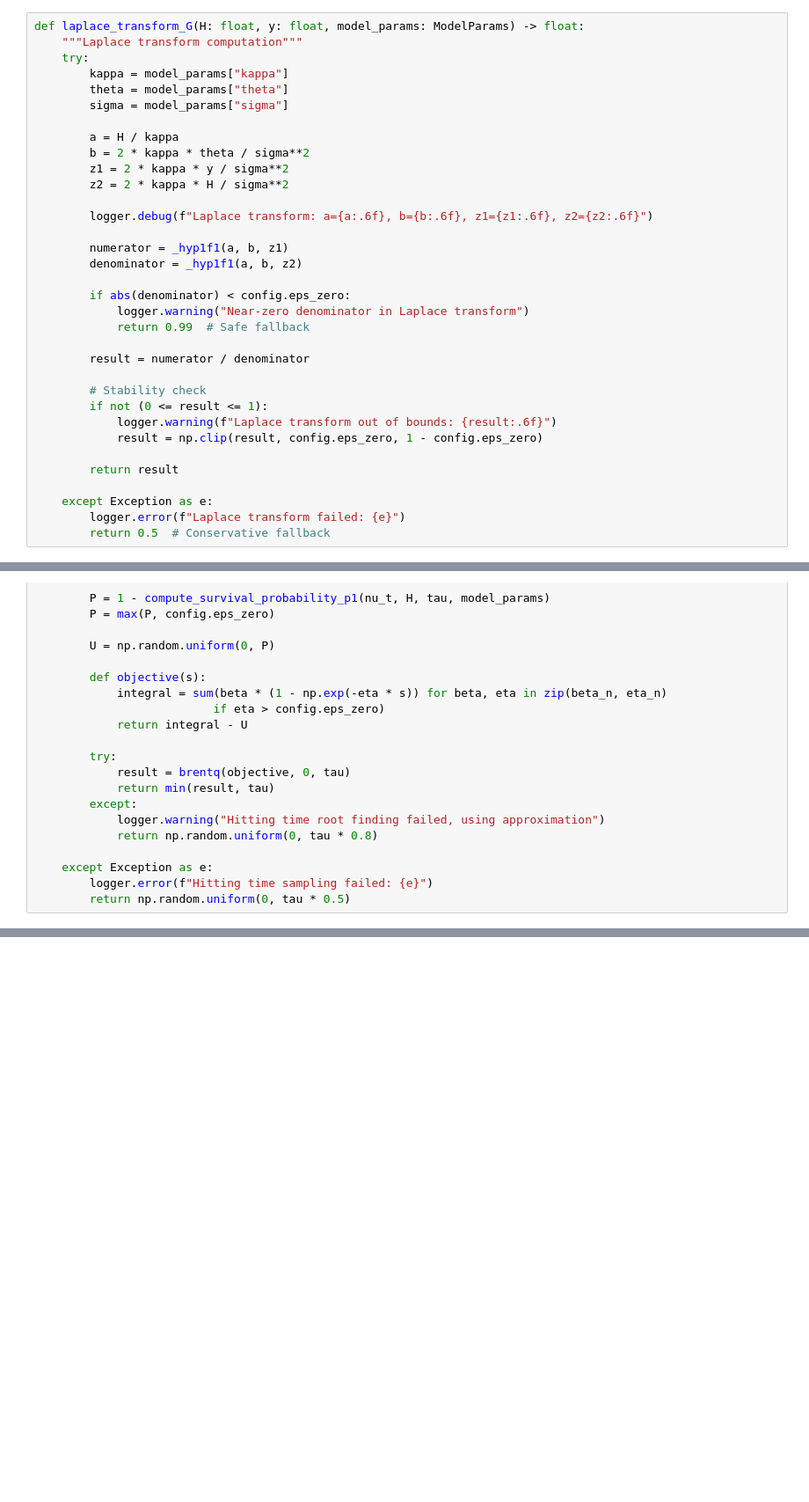
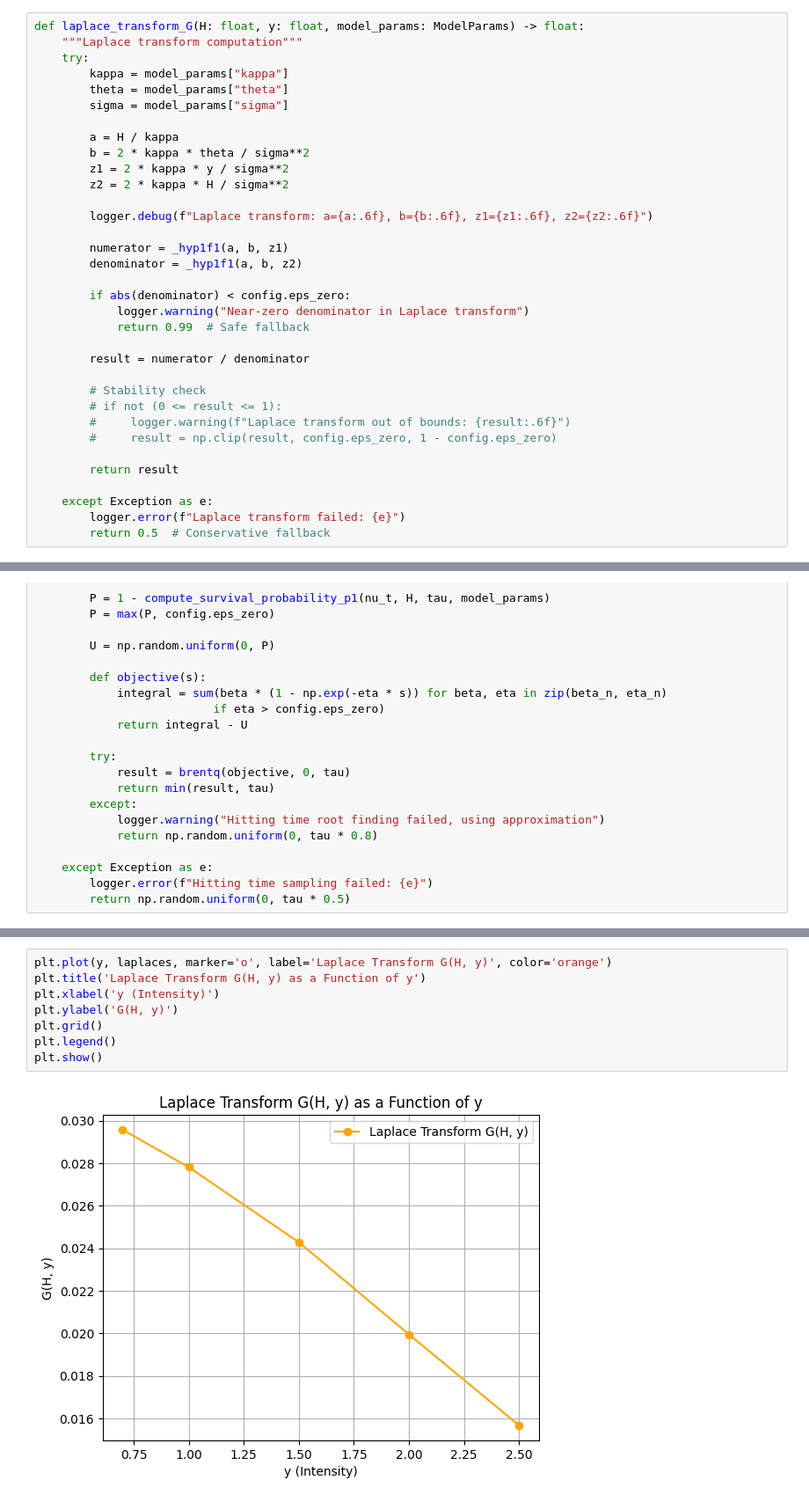
Before and after one commit to Sidh-Sharma/monte_carlo_defaults_sim, a Jupyter notebook: testing/algo3.1_topdown.ipynb, the cells around one changed output, grey strips where cells are left out. Shown at 88% size. Saved outputs shown, nothing was run; the diff lists cells and outputs as text; blank space fills up the shorter version.

```diff
--- a/testing/algo3.1_topdown.ipynb
+++ b/testing/algo3.1_topdown.ipynb
@@ -149,9 +153,9 @@ def laplace_transform_G(H: float, y: float, model_params: ModelParams) -> float:
         result = numerator / denominator
 
         # Stability check
-        if not (0 <= result <= 1):
-            logger.warning(f"Laplace transform out of bounds: {result:.6f}")
-            result = np.clip(result, config.eps_zero, 1 - config.eps_zero)
+        # if not (0 <= result <= 1):
+        #     logger.warning(f"Laplace transform out of bounds: {result:.6f}")
+        #     result = np.clip(result, config.eps_zero, 1 - config.eps_zero)
 
         return result
 
@@ -2390,0 +813,10 @@ Try another starting point or tweak arguments.
+# %%
+plt.plot(y, laplaces, marker='o', label='Laplace Transform G(H, y)', color='orange')
+plt.title('Laplace Transform G(H, y) as a Function of y')
+plt.xlabel('y (Intensity)')
+plt.ylabel('G(H, y)')
+plt.grid()
+plt.legend()
+plt.show()
+# %% [output]
+[figure, added]
```
Also changed, not shown: parts of 36 cells of this notebook.
